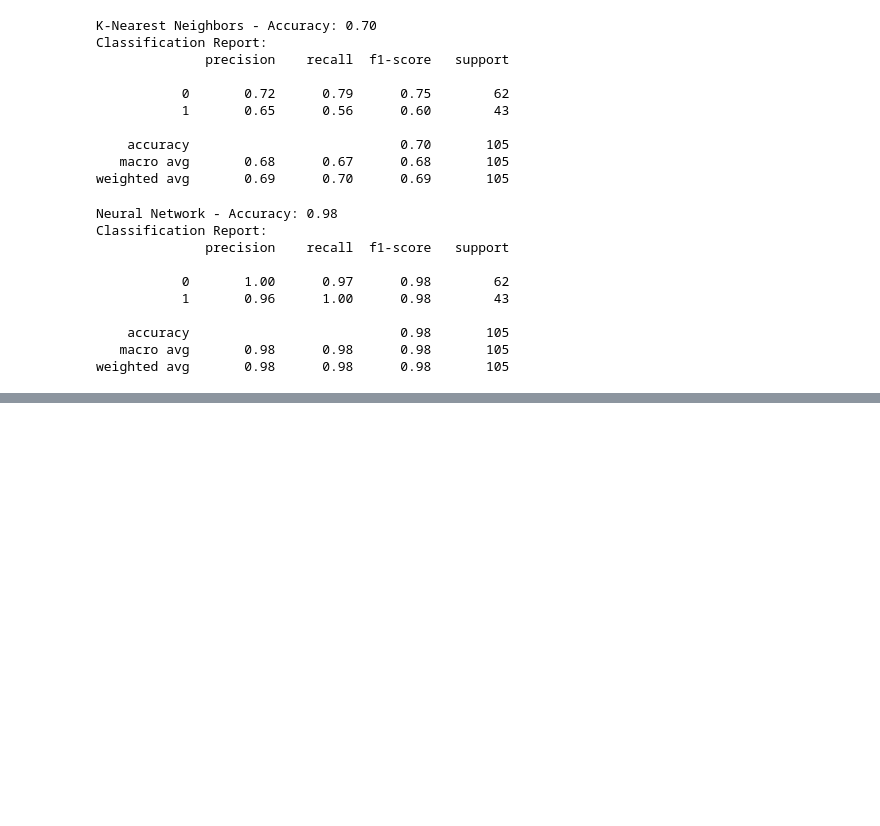
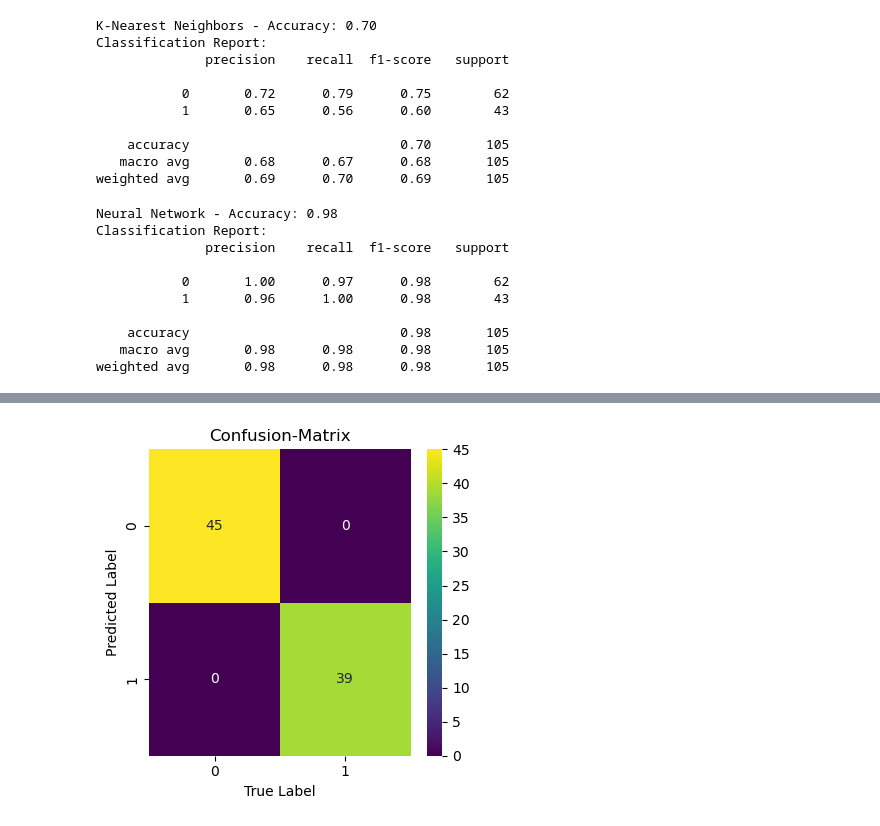
Before and after one commit to Ketinai/MLproject, a Jupyter notebook: project.ipynb, the cells around one changed output, grey strips where cells are left out. Cells and saved outputs as stored; diff of their text form; code cells hidden in the pictures; blank space fills up the shorter version.

```diff
--- a/project.ipynb
+++ b/project.ipynb
@@ -497,0 +556,17 @@ Here O = not survived and 1 = survived
+# %%
+predict= rand.predict(X_test)
+predictA = svc.predict(X_test)
+# %%
+fig,ax = plt.subplots(figsize=(4,4))
+ax= sns.heatmap(confusion_matrix(Y_test, predict),
+                annot = True,
+                cbar= True,
+                fmt='g',
+                cmap = 'viridis')
+plt.xlabel('True Label')
+plt.ylabel('Predicted Label')
+plt.title('Confusion-Matrix')
+plt.tight_layout()
+plt.show()
+# %% [output]
+[figure, added]
```
Also changed, not shown: parts of 68 cells of this notebook.
